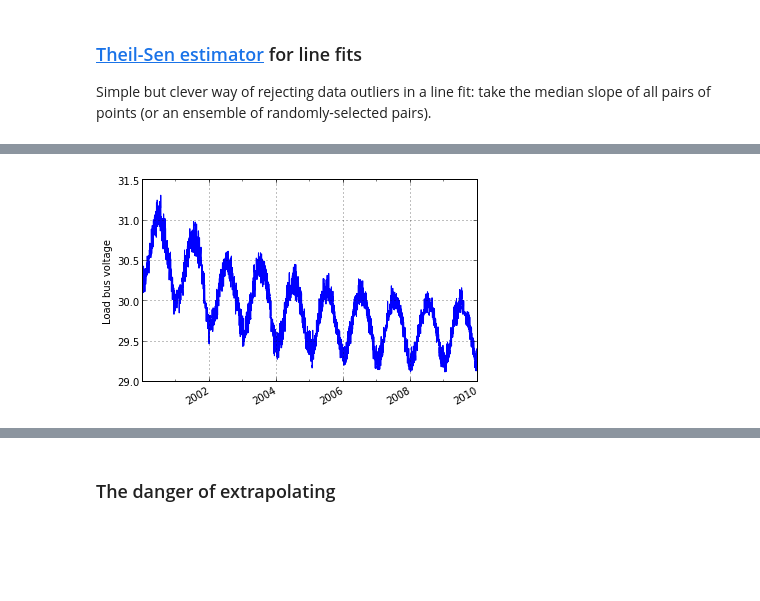
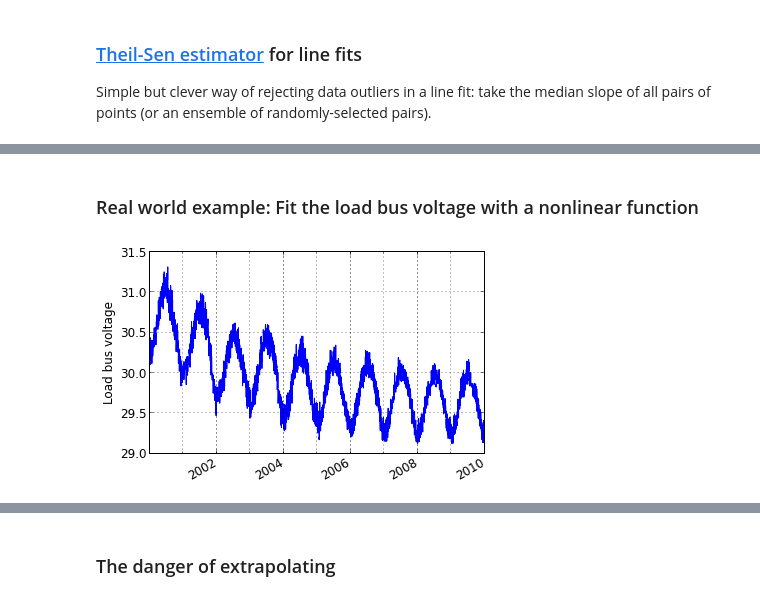
Before and after one commit to taldcroft/chandra_stats, a Jupyter notebook: chandra_stats.ipynb, the cells around one changed output, grey strips where cells are left out. Saved outputs shown, nothing was run; the diff lists cells and outputs as text; code cells hidden in the pictures; blank space fills up the shorter version.

```diff
--- a/chandra_stats.ipynb
+++ b/chandra_stats.ipynb
@@ -534,9 +883,12 @@ ui.plot_fit_resid()
+# %% [markdown]
+### Real world example: Fit the load bus voltage with a nonlinear function
 # %%
+# Again, let's see how things looked on New Year's Day 2010
+
 elbv = fetch.Msid('elbv', '2000:001', '2010:001', stat='daily')
 plot_cxctime(elbv.times, elbv.vals)
-ylabel('Load bus voltage')
-grid()
+out = ylabel('Load bus voltage')
 # %% [output]
-[figure, old version]
+[figure, new version]
 # %%
 def exp_sin(pars, day):
```
Also changed, not shown: parts of 125 cells of this notebook.
